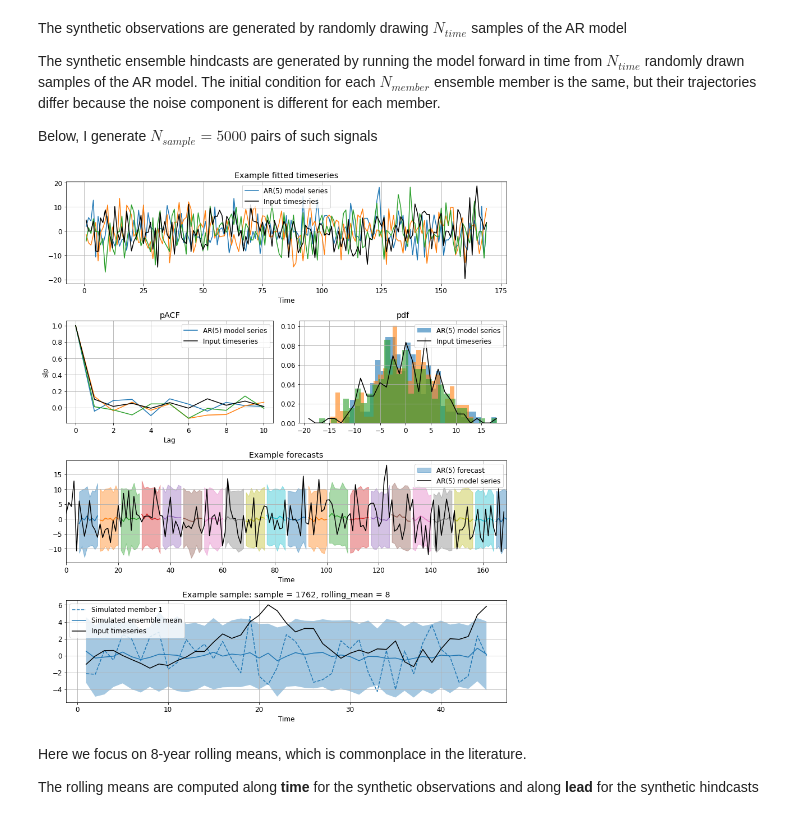
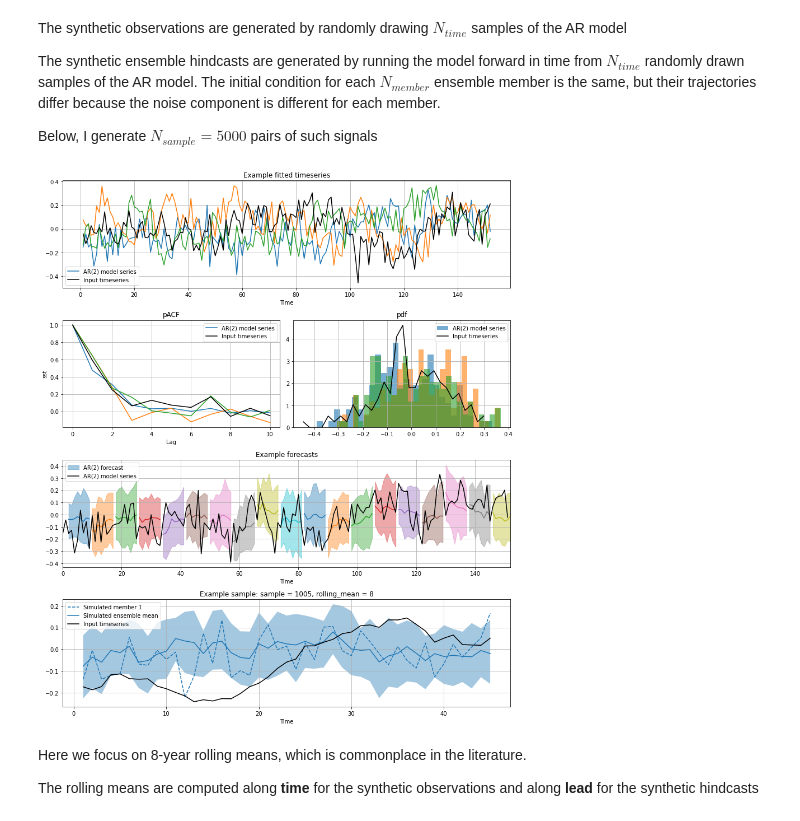
Before and after one commit to dougiesquire/Squire_2022_correlation, a Jupyter notebook: notebooks/exploratory/demo_Tim.ipynb, the cells around one changed output. Cells and saved outputs as stored; diff of their text form; code cells hidden in the pictures.

```diff
--- a/notebooks/exploratory/demo_Tim.ipynb
+++ b/notebooks/exploratory/demo_Tim.ipynb
@@ -54,3 +29,9 @@ nao = utils.calculate_NAO_index(
+# %%
+HadISST = xr.open_zarr(f"{DATA_DIR}/tos_HadISST.zarr", use_cftime=True)
+AMV = utils.calculate_period_AMV_index(
+    HadISST["sst"],
+    [12, 1, 2, 3],
+).compute()
 # %% [markdown]
 The synthetic observations are generated by randomly drawing $N_{time}$ samples of the AR model
 
@@ -59,32 +40,32 @@ The synthetic ensemble hindcasts are generated by running the model forward in t
 Below, I generate $N_{sample}=5000$ pairs of such signals
 # %%
 N_time = 45
-N_samples = 2000
-N_members = 169
+N_samples = 5000
+N_members = 40
 rolling_means = [4, 8]
 # %%
-input_data = nao.sel(rolling_mean=1).dropna("time")
+input_data = AMV
 
 fcst = ar_model.generate_samples_like(
     input_data,
-    order=5,  # "select_order",
+    order="select_order",
     n_times=N_time,
     n_samples=N_samples,
     n_members=N_members,
     rolling_means=rolling_means,
     plot_diagnostics=True,
 )
 
 obsv = ar_model.generate_samples_like(
     input_data,
-    order=5,  # "select_order",
+    order="select_order",
     n_times=N_time,
     n_samples=N_samples,
     rolling_means=rolling_means,
     plot_diagnostics=False,
 )
 # %% [output]
-[figure, old version]
+[figure, new version]
 # %% [markdown]
 Here we focus on 8-year rolling means, which is commonplace in the literature.
 
```
Also changed, not shown: parts of 6 cells of this notebook, 2 other files.
